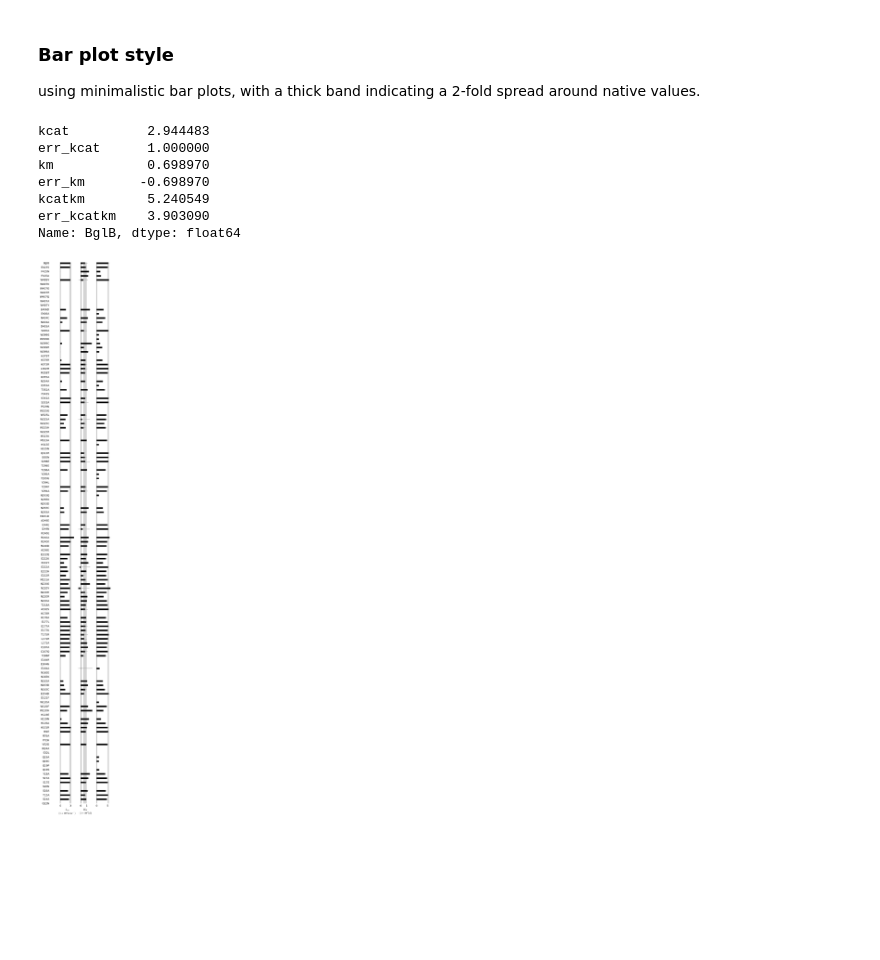
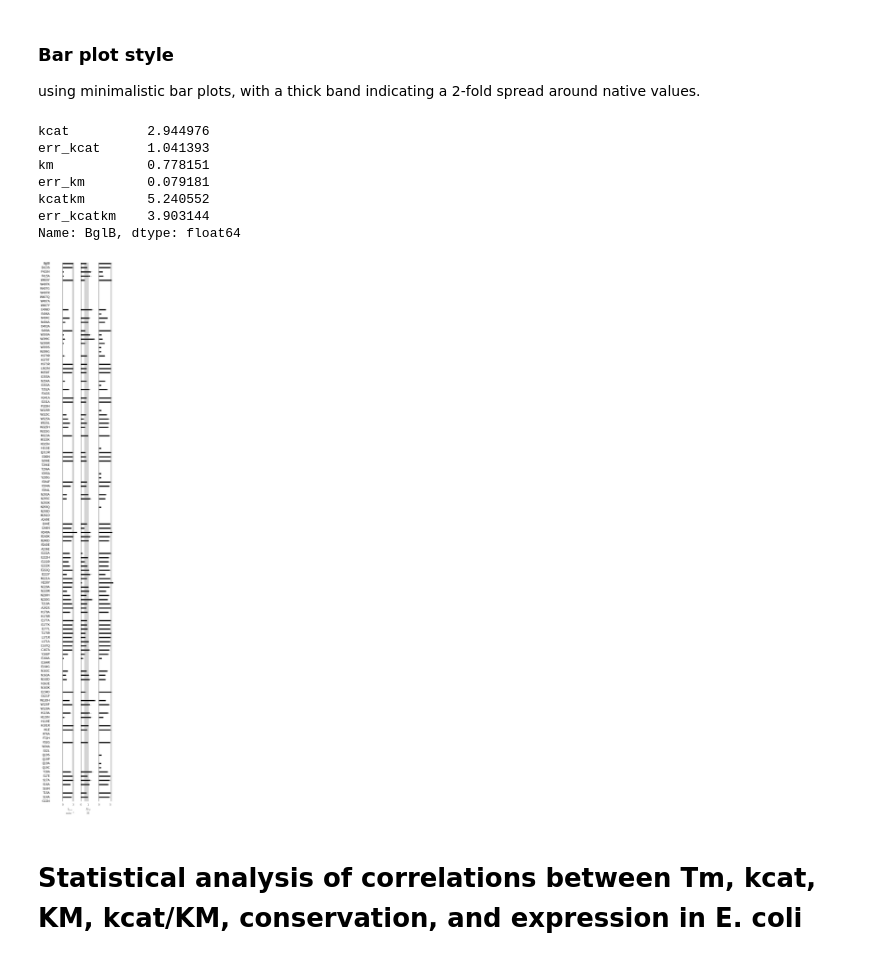
Before and after one commit to dacarlin/bglb_thermal, a Jupyter notebook: paper_draft/figures_for_paper.ipynb, the cells around one changed output. Saved outputs shown, nothing was run; the diff lists cells and outputs as text; code cells hidden in the pictures; blank space fills up the shorter version.

```diff
--- a/paper_draft/figures_for_paper.ipynb
+++ b/paper_draft/figures_for_paper.ipynb
@@ -25,7 +25,7 @@ import pandas
 import numpy as np
 from numpy import log10, log2, inf, nan, arange, linspace
 # %%
-df = pandas.read_csv( '../data_sets/experimental_data/thermo_paper_data_set.csv', index_col=0 )
+df = pandas.read_csv( '../data_sets/experimental_data/data_set.csv', index_col=0, na_values='?' )
 # %% [markdown]
 # Summary statistics and those that don't fit neatly into categories below
 
@@ -113,7 +133,7 @@ my_dict = dict( my_percent_conserved.percents )
 # %%
 # add the distance from active site to the dataframe
 
-dist = pandas.read_csv( '/Users/alex/Documents/bagel-benchmark/data_sets/reference/distance_from_active_site.csv', index_col='name', usecols=['name', 'distance'], squeeze=True )
+dist = pandas.read_csv( '../data_sets/reference/distance_from_active_site.csv', index_col='name', usecols=['name', 'distance'], squeeze=True )
 df[ 'distance_from_active_site' ] = dist.loc[ df.index ]
 # %% [markdown]
 ### Depiction of expression, Tm, kcat, KM, and kcat/KM for 128 mutants
@@ -306,6 +327,7 @@ for i, col in to_plot:
     plt.box( 0 )
 
     # white lines
+    plt.plot( [ -.5, .5 ], [ -0.5, -0.5 ], c='w', lw=6 ) # top line :)
     for i, r in enumerate( h.index ):
         plt.plot( [ -.5, .5 ], [ i+0.5, i+0.5 ], c='w', lw=6 )
 
@@ -331,16 +353,16 @@ using minimalistic bar plots, with a thick band indicating a 2-fold spread aroun
 
 b_cols = [ 'kcat', 'err_kcat', 'km', 'err_km', 'kcatkm', 'err_kcatkm' ]
 j = df[ b_cols ].copy()
-j = log10( j )
+j = log10( j + 1 )
 # %%
 j.loc['BglB']
 # %% [output]
-kcat          2.944483
-err_kcat      1.000000
-km            0.698970
-err_km       -0.698970
-kcatkm        5.240549
-err_kcatkm    3.903090
+kcat          2.944976
+err_kcat      1.041393
+km            0.778151
+err_km        0.079181
+kcatkm        5.240552
+err_kcatkm    3.903144
 Name: BglB, dtype: float64
 # %%
 #http://faculty.washington.edu/stuve/log_error.pdf
@@ -349,35 +371,35 @@ Name: BglB, dtype: float64
 plt.figure( figsize=(5,30) )
 
 bar_cols = [
-    ( 'kcat', 'err_kcat', u'$k_{\mathrm{cat}}$\n$( 1 + 10^x \mathrm{min}^{-1})$' ),
-    ( 'km', 'err_km', u'$K_{\mathrm{M}}$\n$( 1 + 10^x \mathrm{M} )$' ),
+    ( 'kcat', 'err_kcat', u'$k_{\mathrm{cat}}$\n$\mathrm{min}^{-1}$' ),
+    ( 'km', 'err_km', u'$K_{\mathrm{M}}$\n$\mathrm{M}$' ),
     ( 'kcatkm', 'err_kcatkm', '' ),
 ]
 
 for i, ( col, err, fmt_str ) in enumerate( bar_cols ):
     plt.subplot( 1, 5, i+1 )
     x_vals = [ i for i in range( len( j ) ) ]
     plt.barh( x_vals, j[col], color='k', height=0.3, edgecolor=None,
         xerr=0.434*j[err]/j[col],
         ecolor='gray', capsize=0, align='center' )
     plt.tick_params( length=0 )
     plt.yticks([])
 
     my_val = j.loc['BglB'][ col ]
     plt.fill_between( [my_val - 0.3, my_val + 0.3], 128.2, color=(0,0,0,0.17), linewidth=0 )
 
     plt.xticks( [ 0, my_val.round() ] )
     plt.box( 0 )
 
     plt.plot( ( 0, 0 ), ( 0, 128.2 ), color='k' )
     plt.xlabel( fmt_str )
 
 for i, r in enumerate( j.index ):
-    font = { 'horizontalalignment': 'right' }
+    font = { 'horizontalalignment': 'right', 'fontsize': 13, 'fontname': 'Source Sans Pro', }
     plt.text( -21, i-.2, r, fontdict=font )
 
 plt.subplots_adjust( wspace=0 )
 plt.tight_layout()
 #plt.savefig( 'bar_plot_out.png', dpi=600 )
 # %% [output]
-[figure, old version]
+[figure, new version]
@@ -387,0 +406,2 @@ from scipy.stats import pearsonr
+# %% [markdown]
+# Statistical analysis of correlations between Tm, kcat, KM, kcat/KM, conservation, and expression in E. coli
```
Also changed, not shown: parts of 21 cells of this notebook, 2 other files.
